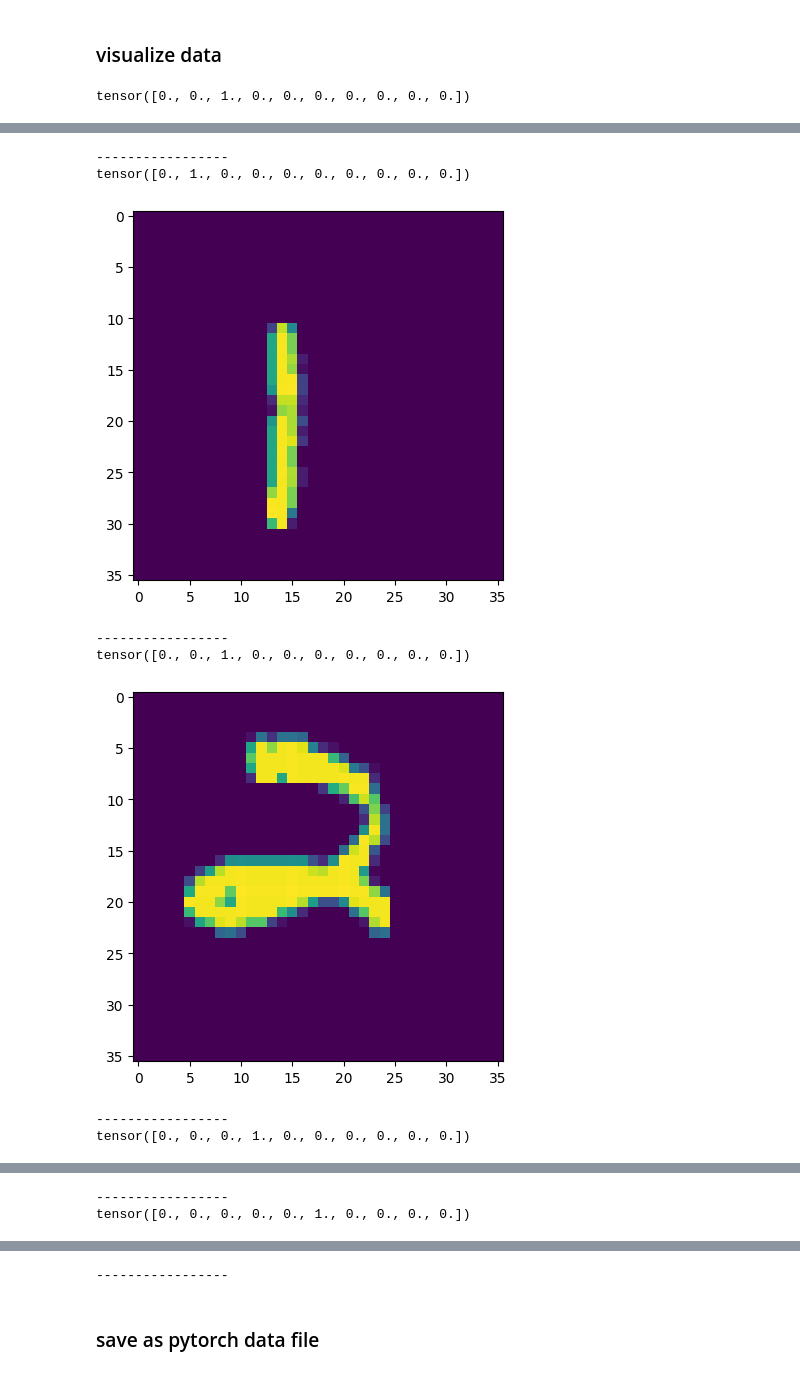
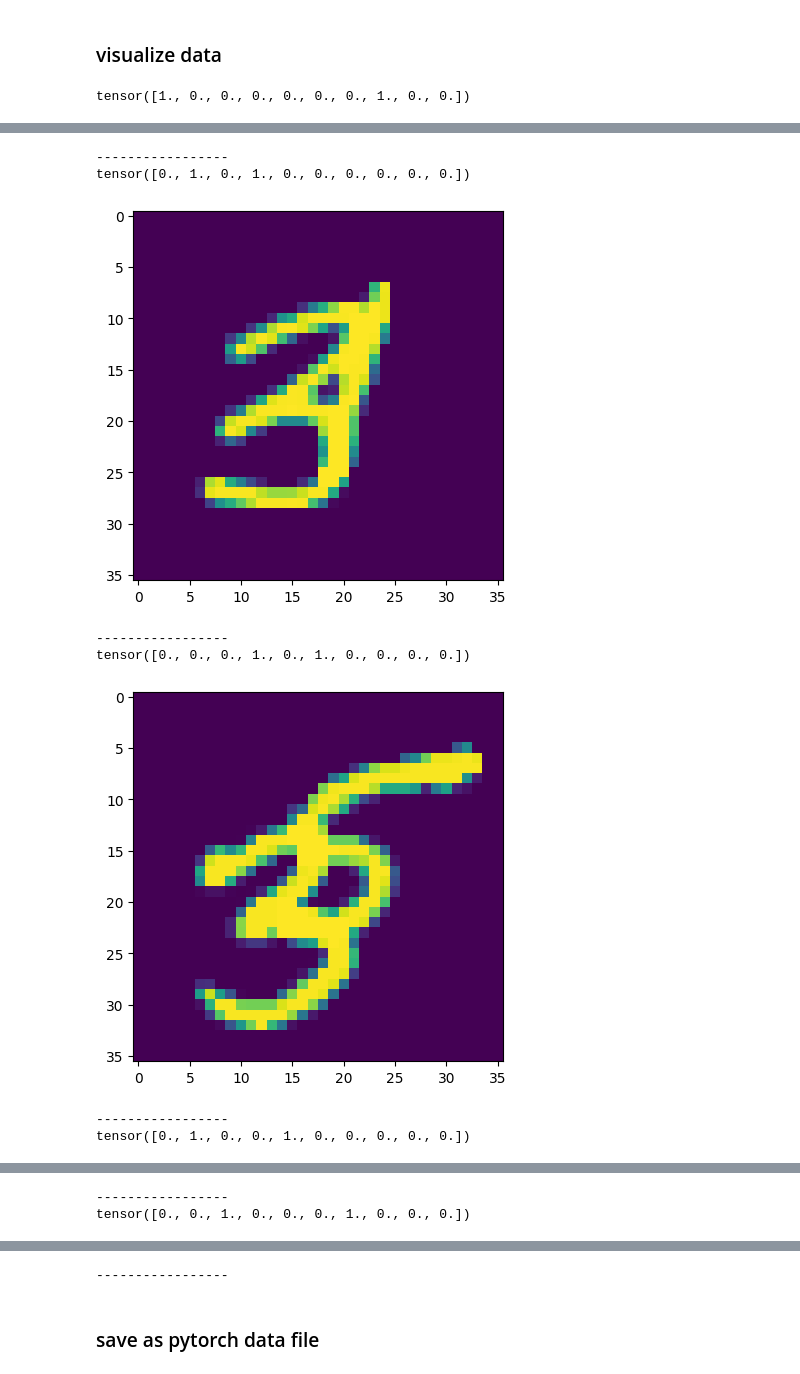
Before and after one commit to ahnchive/ORA-recognition, a Jupyter notebook: notebook/generate_multimnist.ipynb, the cells around one changed output, grey strips where cells are left out. Saved outputs shown, nothing was run; the diff lists cells and outputs as text; code cells hidden in the pictures.

Commit message:
encoder feature shape @eyecog

```diff
--- a/notebook/generate_multimnist.ipynb
+++ b/notebook/generate_multimnist.ipynb
@@ -56,8 +60,11 @@ def generate_displays(args, train, train_val_split='None'):
                               (data_range[1]-data_range[0], args.trials_per_im, 4*args.num_objects+ args.clutter_pieces))
 
     # sample each object's shift-from-the-center (x/y directions)
-    all_shifts = random.choice(range(-args.object_shift_lim, 1+args.object_shift_lim),
+    possible_shifts = list(range(-args.object_shift_lim, 1+args.object_shift_lim))
+    possible_shifts.remove(0) # remove 0 to avoid the complete overlap
+    all_shifts = random.choice(possible_shifts,
                                (data_range[1]-data_range[0], args.trials_per_im, 4*args.num_objects, 2))
+
 
     # sample cropping region (upper-left corner coordinates x,y)
     all_crops = random.choice(range(0, args.obj_dim[0]-args.clutter_dim[0]),
@@ -105,13 +112,22 @@ def generate_displays(args, train, train_val_split='None'):
                 y.append(y_)
 
                 # the shifts for this specific object
-                loc = locs[o]
+                if new_o % 2 == 1:
+                    loc = -1*prev_loc # get the opposite location of the previous object
+                else:
+                    loc = locs[o]
 
                 # the image
                 x = copy.deepcopy(np.asarray(im_set[ps[o]][0]))
 
-                # if image is the same or smaller size than the canvas then need resize using args.object_shift_lim
-                if x.shape[0] <= args.obj_dim[0]:
+                # # if image is the same or smaller size than the canvas then need resize using args.object_shift_lim
+                # if x.shape[0] <= args.obj_dim[0]:
+                #         # Choose a random starting point for the crop
+                #     start_y = np.random.randint(0, img_height - crop_size + 1)
+                #     start_x = np.random.randint(0, img_width - crop_size + 1)
+
+                #     # Extract the cropped region from the original image
+                #     cropped_image = image[start_y:start_y+crop_size, start_x:start_x+crop_size]
 
 
                 # find the upper left corners and place the image one the bigger canvas in its dimension
@@ -124,9 +140,9 @@ def generate_displays(args, train, train_val_split='None'):
 
                 # terminate the loop if we reach the total of number of objects in this trial
                 new_o = new_o + 1
+                prev_loc = loc
                 if args.num_objects == new_o:
                     break
-
 
             # turn y one-hot, if cat_dup is allowed, then there will be 2 ones in y_c
             y = np.array(y)
@@ -170,9 +186,9 @@ def generate_displays(args, train, train_val_split='None'):
 # %% [markdown]
 ## Generate MultiMNIST
 # %%
-IMG_DIM = (28,28) # using 4 as overlap 24+4+4+24 = (36,36)
+IMG_DIM = (36,36) # using 4 as overlap 24+4+4+24 = (36,36)
 N_OBJECTS = 2
-HIGH_OVERLAP = True # 4 pixels overlap
+HIGH_OVERLAP = True # 4 pixels overlap, otherwise max used
 
 class args_stru:
     def __init__(self):
@@ -247,10 +265,11 @@ ValueError: could not broadcast input array from shape (28,28) into shape (28,27
 ### visualize data
 # %%
 N_VISUALIZE = 5
-for i in range(N_VISUALIZE):
+indices = np.random.choice(len(tensor_train_ims), N_VISUALIZE)
+for i in indices:
     plt.imshow(np.squeeze(tensor_train_ims[i]))
     print(tensor_train_ys[i])
     plt.show()
     print('-----------------')
 # %% [output]
-tensor([0., 0., 1., 0., 0., 0., 0., 0., 0., 0.])
+tensor([1., 0., 0., 0., 0., 0., 0., 1., 0., 0.])
@@ -258,8 +277,8 @@ tensor([0., 0., 1., 0., 0., 0., 0., 0., 0., 0.])
 -----------------
-tensor([0., 1., 0., 0., 0., 0., 0., 0., 0., 0.])
+tensor([0., 1., 0., 1., 0., 0., 0., 0., 0., 0.])
-[figure, old version]
+[figure, new version]
 -----------------
-tensor([0., 0., 1., 0., 0., 0., 0., 0., 0., 0.])
+tensor([0., 0., 0., 1., 0., 1., 0., 0., 0., 0.])
-[figure, old version]
+[figure, new version]
 -----------------
-tensor([0., 0., 0., 1., 0., 0., 0., 0., 0., 0.])
+tensor([0., 1., 0., 0., 1., 0., 0., 0., 0., 0.])
@@ -267,2 +286,2 @@ tensor([0., 0., 0., 1., 0., 0., 0., 0., 0., 0.])
 -----------------
-tensor([0., 0., 0., 0., 0., 1., 0., 0., 0., 0.])
+tensor([0., 0., 1., 0., 0., 0., 1., 0., 0., 0.])
```
Also changed, not shown: parts of 3 cells of this notebook, 6 other files.
